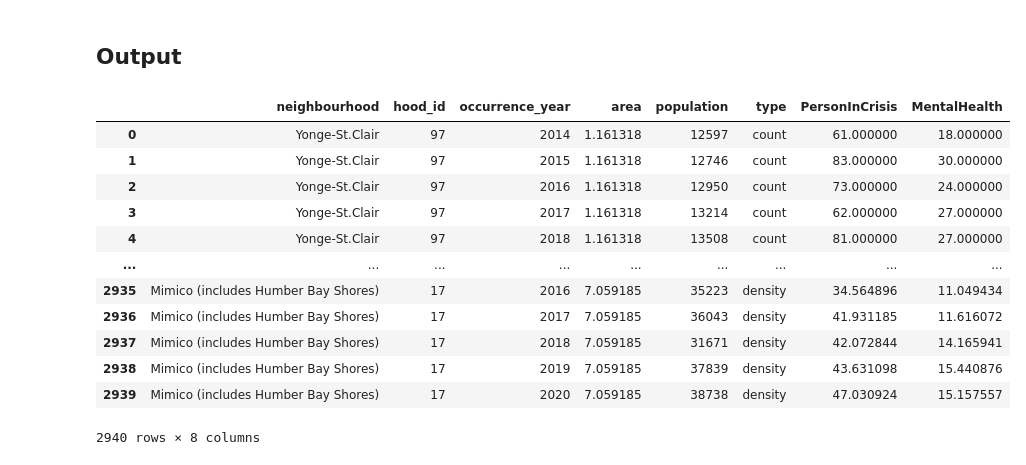
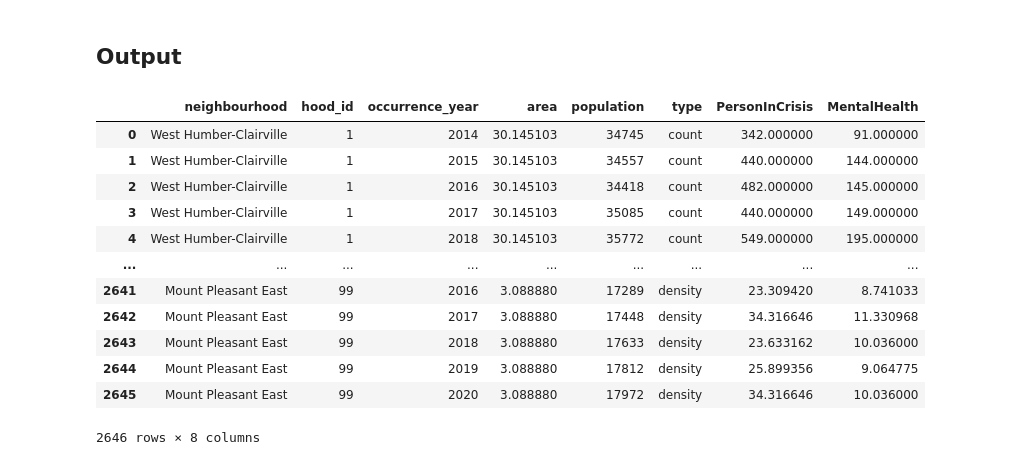
Before and after one commit to WillKWL/Project-TorontoApartment, a Jupyter notebook: source/1b- load neighbourhood boundaries.ipynb, the cells around one changed output. Cells and saved outputs as stored; diff of their text form; code cells hidden in the pictures.

```diff
--- a/source/1b- load neighbourhood boundaries.ipynb
+++ b/source/1b- load neighbourhood boundaries.ipynb
@@ -581,7 +596,7 @@ neighbourhoods_final.to_file('../data/processed/neighbourhoods.geojson', driver=
 - about https://data.torontopolice.on.ca/datasets/TorontoPS::persons-in-crisis-calls-for-service-attended/about
 # %%
 neighbourhoods_select = neighbourhoods[['neighbourhood', 'hood_id'] +
-                                       ['population' + x for x in neighbourhood_years] +
+                                       ['population' + x for x in years] +
                                        ['geometry']]
 # %%
 neighbourhoods_select['area'] = neighbourhoods_select.to_crs(epsg_2d).geometry.area / 10**6
@@ -666,7 +681,7 @@ pic_calls_groupby
 | 881 | 99 | 2020 | 106 |
 882 rows × 3 columns
 # %%
-pic_calls_merge = neighbourhoods_select.merge(pic_calls_groupby, on = ['hood_id', 'occurrence_year'], how = 'left')
+pic_calls_merge = neighbourhoods_select.merge(pic_calls_groupby, on = ['hood_id', 'occurrence_year'], how = 'inner')
 pic_calls_merge
 # %% [output]
 |  | neighbourhood | hood_id | occurrence_year | area | population | count |
@@ -713,7 +714,10 @@ pic_calls_NA.groupby(['neighbourhood', 'hood_id']).size().reset_index(name='coun
 np.random.seed(123)
 for year in pic_calls_NA['occurrence_year'].unique():
     for hood in pic_calls_NA.loc[pic_calls_NA['occurrence_year'] == year, "hood_id"].unique():
-        pic_calls_merge.loc[(pic_calls_merge['occurrence_year'] == year) & (pic_calls_merge['hood_id'] == hood), "count"] = np.random.uniform(pic_calls_merge.loc[pic_calls_merge['occurrence_year'] == year, 'count'].min(), pic_calls_merge.loc[pic_calls_merge['occurrence_year'] == year, 'count'].max())
+        try:
+            pic_calls_merge.loc[(pic_calls_merge['occurrence_year'] == year) & (pic_calls_merge['hood_id'] == hood), "count"] = np.random.uniform(pic_calls_merge.loc[pic_calls_merge['occurrence_year'] == year, 'count'].min(), pic_calls_merge.loc[pic_calls_merge['occurrence_year'] == year, 'count'].max())
+        except:
+            print(f"error for {hood} in {year}")
 # %%
 # NAs are filled
 pic_calls_merge.isna().sum()
@@ -839,5 +843,5 @@ neighbourhoods_select
 # %%
-mental_health_merge = neighbourhoods_select.merge(mental_health_groupby, on = ['hood_id', 'occurrence_year'], how = 'left')
+mental_health_merge = neighbourhoods_select.merge(mental_health_groupby, on = ['hood_id', 'occurrence_year'], how = 'inner')
 mental_health_merge
 # %% [output]
 |  | neighbourhood | hood_id | occurrence_year | area | population | count |
@@ -928,19 +918,19 @@ mental_health_melt
 # %% [markdown]
 ## Output
 # %%
-pic_mha = pic_calls_melt.merge(mental_health_melt.drop(columns = ['area', 'population']), on = ['neighbourhood', 'hood_id', 'occurrence_year', 'type'], how = 'left')
+pic_mha = pic_calls_melt.merge(mental_health_melt.drop(columns = ['area', 'population']), on = ['neighbourhood', 'hood_id', 'occurrence_year', 'type'], how = 'inner')
 pic_mha
 # %% [output]
 |  | neighbourhood | hood_id | occurrence_year | area | population | type | PersonInCrisis | MentalHealth |
-| 0 | Yonge-St.Clair | 97 | 2014 | 1.161318 | 12597 | count | 61.000000 | 18.000000 |
-| 1 | Yonge-St.Clair | 97 | 2015 | 1.161318 | 12746 | count | 83.000000 | 30.000000 |
-| 2 | Yonge-St.Clair | 97 | 2016 | 1.161318 | 12950 | count | 73.000000 | 24.000000 |
-| 3 | Yonge-St.Clair | 97 | 2017 | 1.161318 | 13214 | count | 62.000000 | 27.000000 |
-| 4 | Yonge-St.Clair | 97 | 2018 | 1.161318 | 13508 | count | 81.000000 | 27.000000 |
+| 0 | West Humber-Clairville | 1 | 2014 | 30.145103 | 34745 | count | 342.000000 | 91.000000 |
+| 1 | West Humber-Clairville | 1 | 2015 | 30.145103 | 34557 | count | 440.000000 | 144.000000 |
+| 2 | West Humber-Clairville | 1 | 2016 | 30.145103 | 34418 | count | 482.000000 | 145.000000 |
+| 3 | West Humber-Clairville | 1 | 2017 | 30.145103 | 35085 | count | 440.000000 | 149.000000 |
+| 4 | West Humber-Clairville | 1 | 2018 | 30.145103 | 35772 | count | 549.000000 | 195.000000 |
 | ... | ... | ... | ... | ... | ... | ... | ... | ... |
-| 2935 | Mimico (includes Humber Bay Shores) | 17 | 2016 | 7.059185 | 35223 | density | 34.564896 | 11.049434 |
-| 2936 | Mimico (includes Humber Bay Shores) | 17 | 2017 | 7.059185 | 36043 | density | 41.931185 | 11.616072 |
-| 2937 | Mimico (includes Humber Bay Shores) | 17 | 2018 | 7.059185 | 31671 | density | 42.072844 | 14.165941 |
-| 2938 | Mimico (includes Humber Bay Shores) | 17 | 2019 | 7.059185 | 37839 | density | 43.631098 | 15.440876 |
-| 2939 | Mimico (includes Humber Bay Shores) | 17 | 2020 | 7.059185 | 38738 | density | 47.030924 | 15.157557 |
+| 2641 | Mount Pleasant East | 99 | 2016 | 3.088880 | 17289 | density | 23.309420 | 8.741033 |
+| 2642 | Mount Pleasant East | 99 | 2017 | 3.088880 | 17448 | density | 34.316646 | 11.330968 |
+| 2643 | Mount Pleasant East | 99 | 2018 | 3.088880 | 17633 | density | 23.633162 | 10.036000 |
+| 2644 | Mount Pleasant East | 99 | 2019 | 3.088880 | 17812 | density | 25.899356 | 9.064775 |
+| 2645 | Mount Pleasant East | 99 | 2020 | 3.088880 | 17972 | density | 34.316646 | 10.036000 |
-2940 rows × 8 columns
+2646 rows × 8 columns
```
Also changed, not shown: parts of 51 cells of this notebook, 20 other files.
